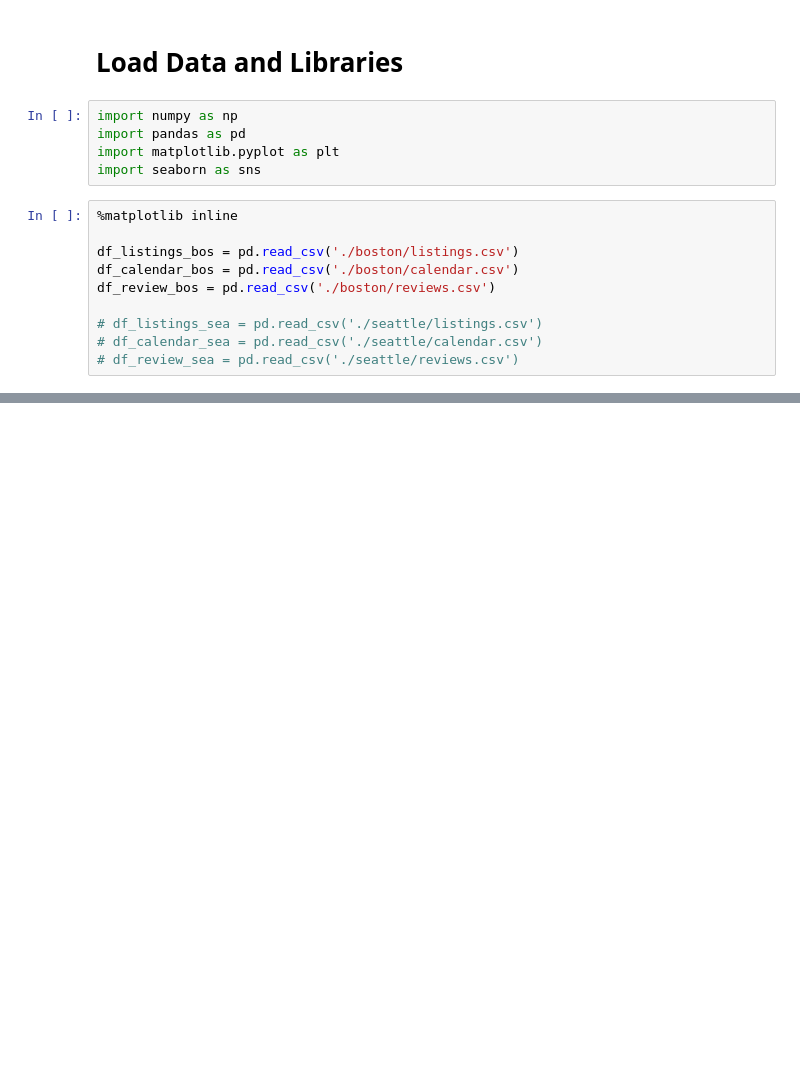
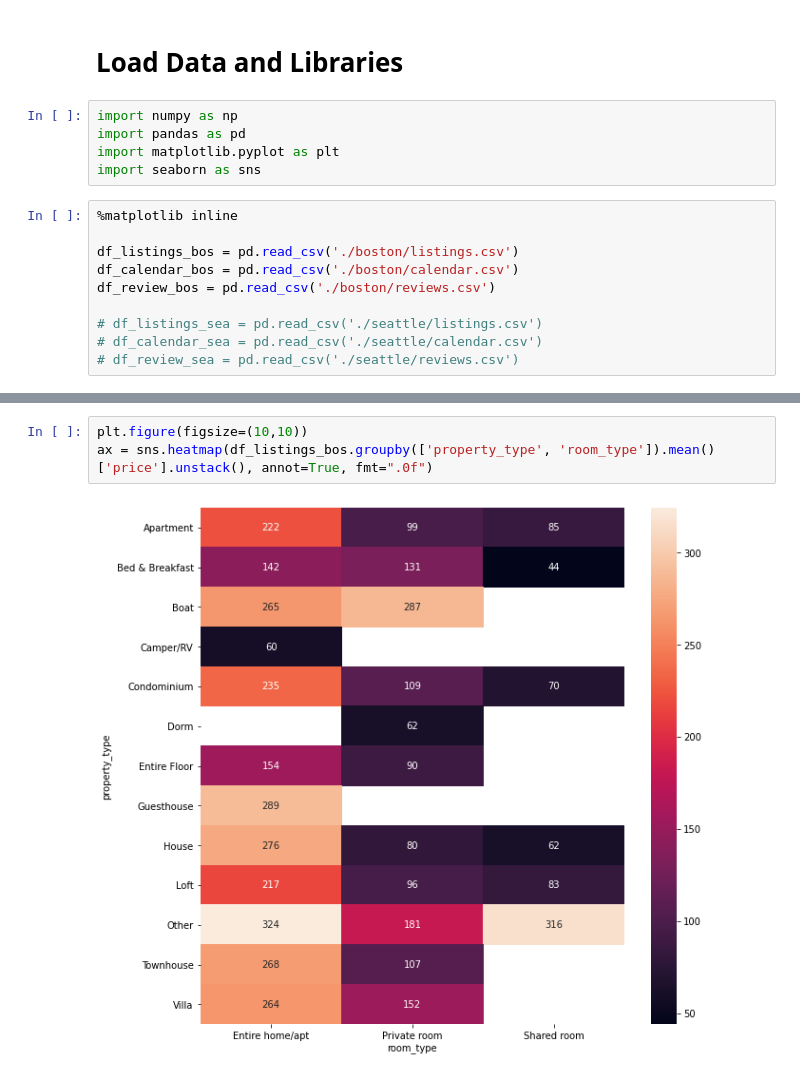
Before and after one commit to ivanmang/Airbnb-data-analysis, a Jupyter notebook: airbnb.ipynb, the cells around one changed output, grey strips where cells are left out. Drawn from its saved outputs; the diff is of its cells as text; blank space fills up the shorter version.

```diff
--- a/airbnb.ipynb
+++ b/airbnb.ipynb
@@ -181,0 +51,5 @@ sns.lineplot(data = available_room)
+# %%
+plt.figure(figsize=(10,10))
+ax = sns.heatmap(df_listings_bos.groupby(['property_type', 'room_type']).mean()['price'].unstack(), annot=True, fmt=".0f")
+# %% [output]
+[figure, added]
```
Also changed, not shown: parts of 22 cells of this notebook, 1 other file.
